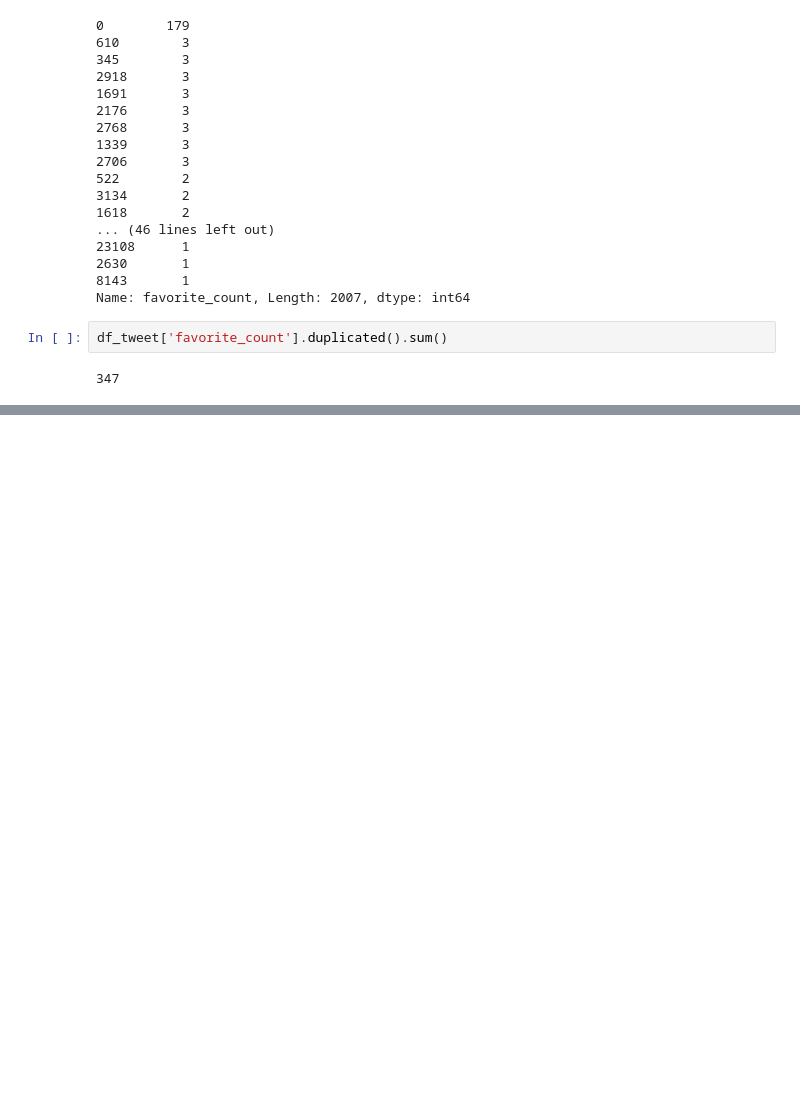
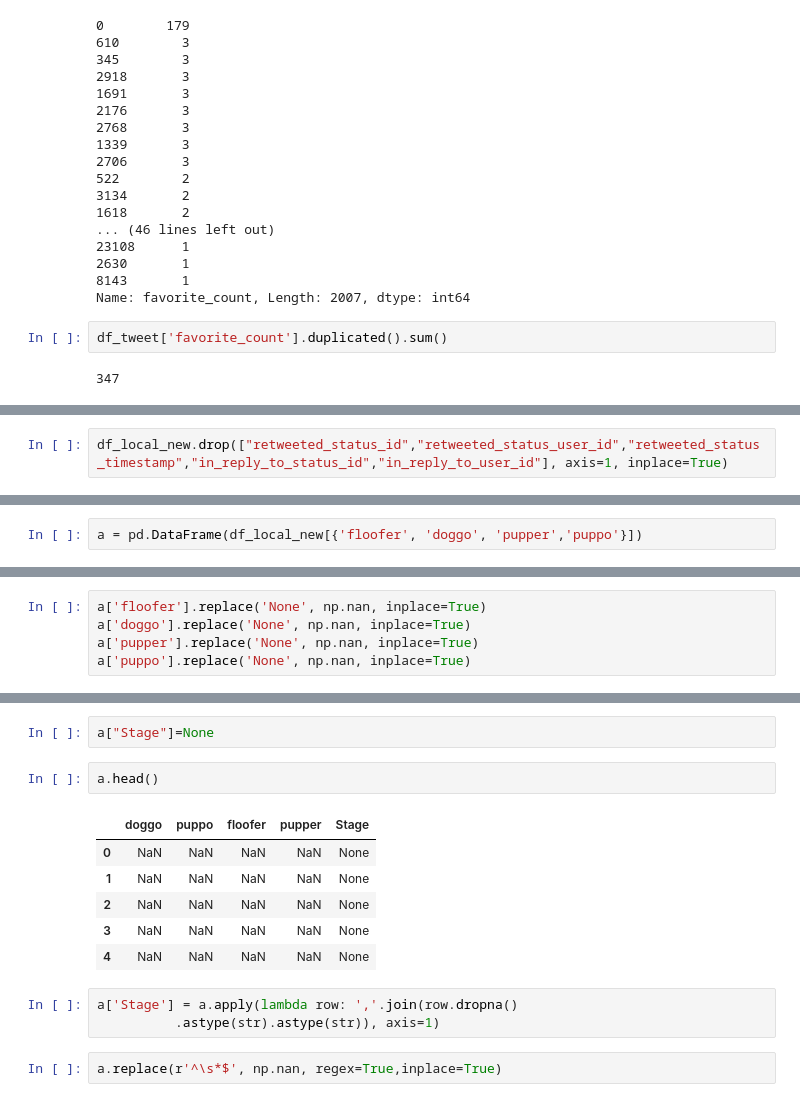
Before and after one commit to somya1212/Wrangle-and-Analyze-Twitter-Archive, a Jupyter notebook: wrangle_act.ipynb, the cells around one changed output, grey strips where cells are left out. Drawn from its saved outputs; the diff is of its cells as text; blank space fills up the shorter version.

```diff
--- a/wrangle_act.ipynb
+++ b/wrangle_act.ipynb
@@ -555,0 +594,2 @@ df_tweet['favorite_count'].duplicated().sum()
+# %%
+df_local_new.drop(["retweeted_status_id","retweeted_status_user_id","retweeted_status_timestamp","in_reply_to_status_id","in_reply_to_user_id"], axis=1, inplace=True)
@@ -555,0 +618,2 @@ df_tweet['favorite_count'].duplicated().sum()
+# %%
+a = pd.DataFrame(df_local_new[{'floofer', 'doggo', 'pupper','puppo'}])
@@ -555,0 +629,5 @@ df_tweet['favorite_count'].duplicated().sum()
+# %%
+a['floofer'].replace('None', np.nan, inplace=True)
+a['doggo'].replace('None', np.nan, inplace=True)
+a['pupper'].replace('None', np.nan, inplace=True)
+a['puppo'].replace('None', np.nan, inplace=True)
@@ -555,0 +643,16 @@ df_tweet['favorite_count'].duplicated().sum()
+# %%
+a["Stage"]=None
+# %%
+a.head()
+# %% [output]
+|  | doggo | puppo | floofer | pupper | Stage |
+| 0 | NaN | NaN | NaN | NaN | None |
+| 1 | NaN | NaN | NaN | NaN | None |
+| 2 | NaN | NaN | NaN | NaN | None |
+| 3 | NaN | NaN | NaN | NaN | None |
+| 4 | NaN | NaN | NaN | NaN | None |
+# %%
+a['Stage'] = a.apply(lambda row: ','.join(row.dropna()
+          .astype(str).astype(str)), axis=1)
+# %%
+a.replace(r'^\s*$', np.nan, regex=True,inplace=True)
```
Also changed, not shown: parts of 25 cells of this notebook.
